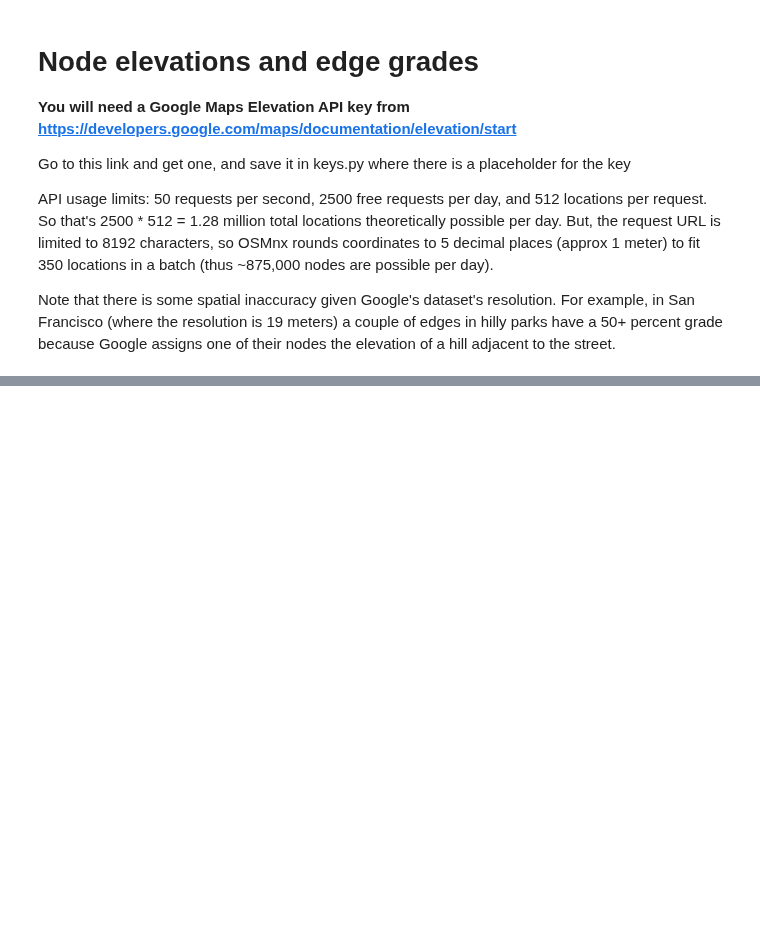
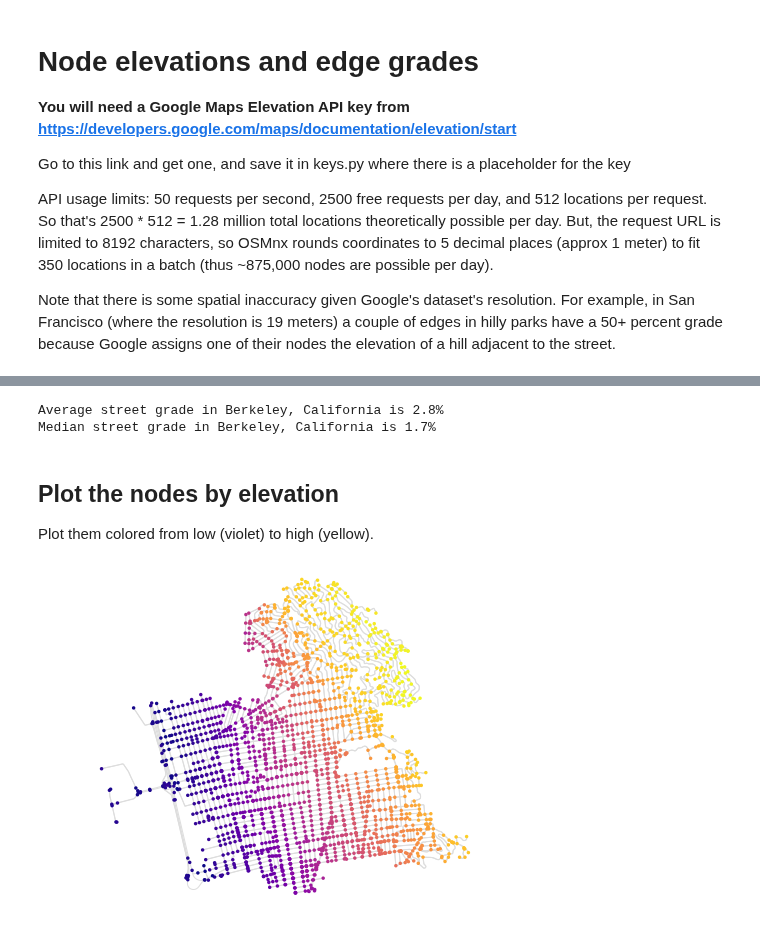
Before and after one commit to waddell/urban-informatics-and-visualization, a Jupyter notebook: 12-osmnx/osmnx-tutorial.ipynb, the cells around one changed output, grey strips where cells are left out. Drawn from its saved outputs; the diff is of its cells as text; code cells hidden in the pictures; blank space fills up the shorter version.

Commit message:
added elevation to routing

```diff
--- a/12-osmnx/osmnx-tutorial.ipynb
+++ b/12-osmnx/osmnx-tutorial.ipynb
@@ -519,0 +473,8 @@ Note that there is some spatial inaccuracy given Google's dataset's resolution.
+# %%
+# get the street network for san francisco
+place = 'Berkeley, California'
+G = ox.graph_from_place(place, network_type='drive')
+# %%
+# add elevation to each of the nodes, using the google elevation API, then calculate edge grades
+G = ox.add_node_elevations(G, api_key=google_elevation_api_key)
+G = ox.add_edge_grades(G)
@@ -519,0 +487,13 @@ Note that there is some spatial inaccuracy given Google's dataset's resolution.
+# %%
+avg_grade = np.mean(edge_grades)
+print('Average street grade in {} is {:.1f}%'.format(place, avg_grade*100))
+
+med_grade = np.median(edge_grades)
+print('Median street grade in {} is {:.1f}%'.format(place, med_grade*100))
+# %% [output]
+Average street grade in Berkeley, California is 2.8%
+Median street grade in Berkeley, California is 1.7%
+# %% [markdown]
+## Plot the nodes by elevation
+
+Plot them colored from low (violet) to high (yellow).
@@ -519,0 +503,6 @@ Note that there is some spatial inaccuracy given Google's dataset's resolution.
+# %%
+# get one color for each node, by elevation, then plot the network
+nc = ox.get_node_colors_by_attr(G_proj, 'elevation', cmap='plasma')
+fig, ax = ox.plot_graph(G_proj, fig_height=6, node_color=nc, node_size=12, node_zorder=2, edge_color='#dddddd')
+# %% [output]
+[figure, added]
```
Also changed, not shown: parts of 30 cells of this notebook.
